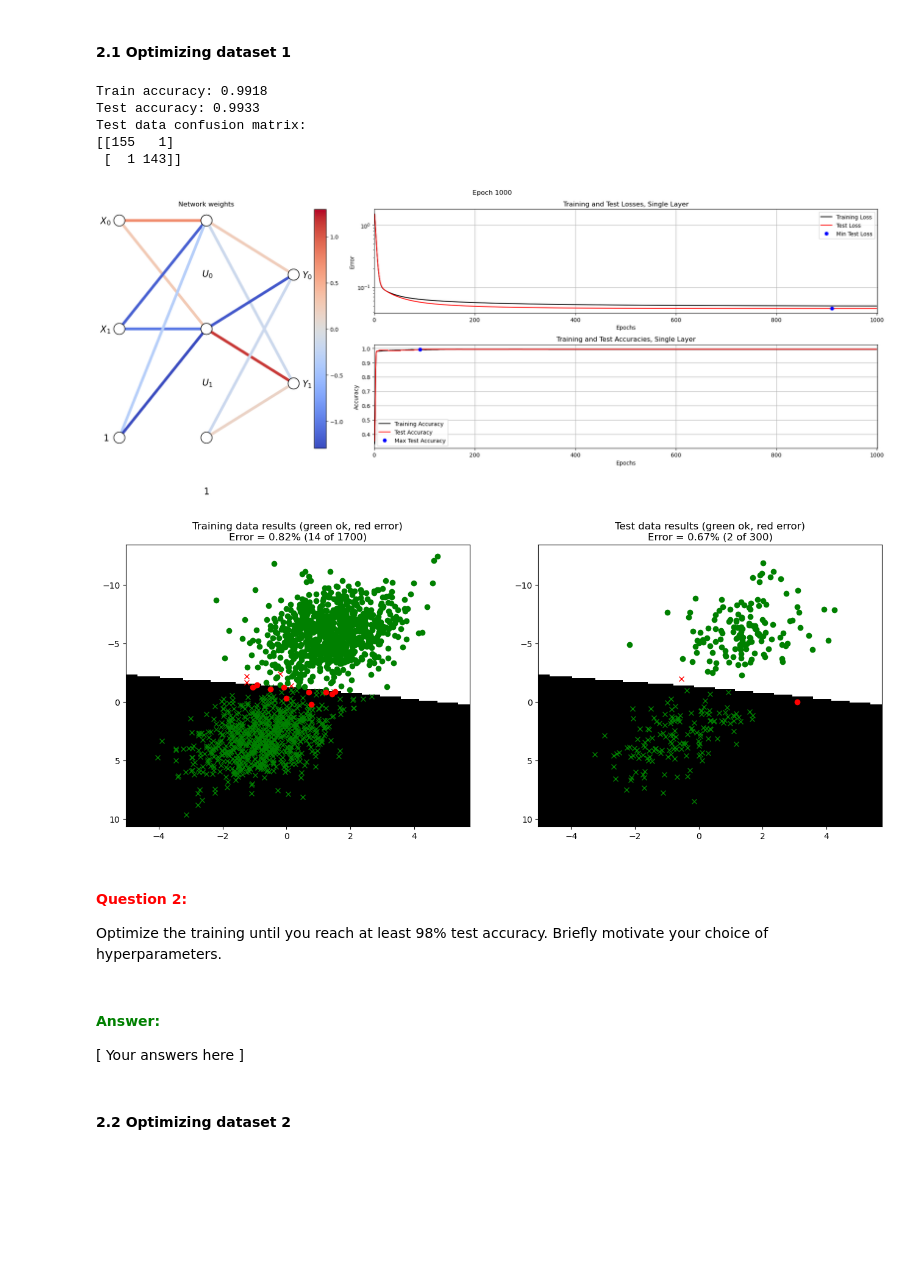
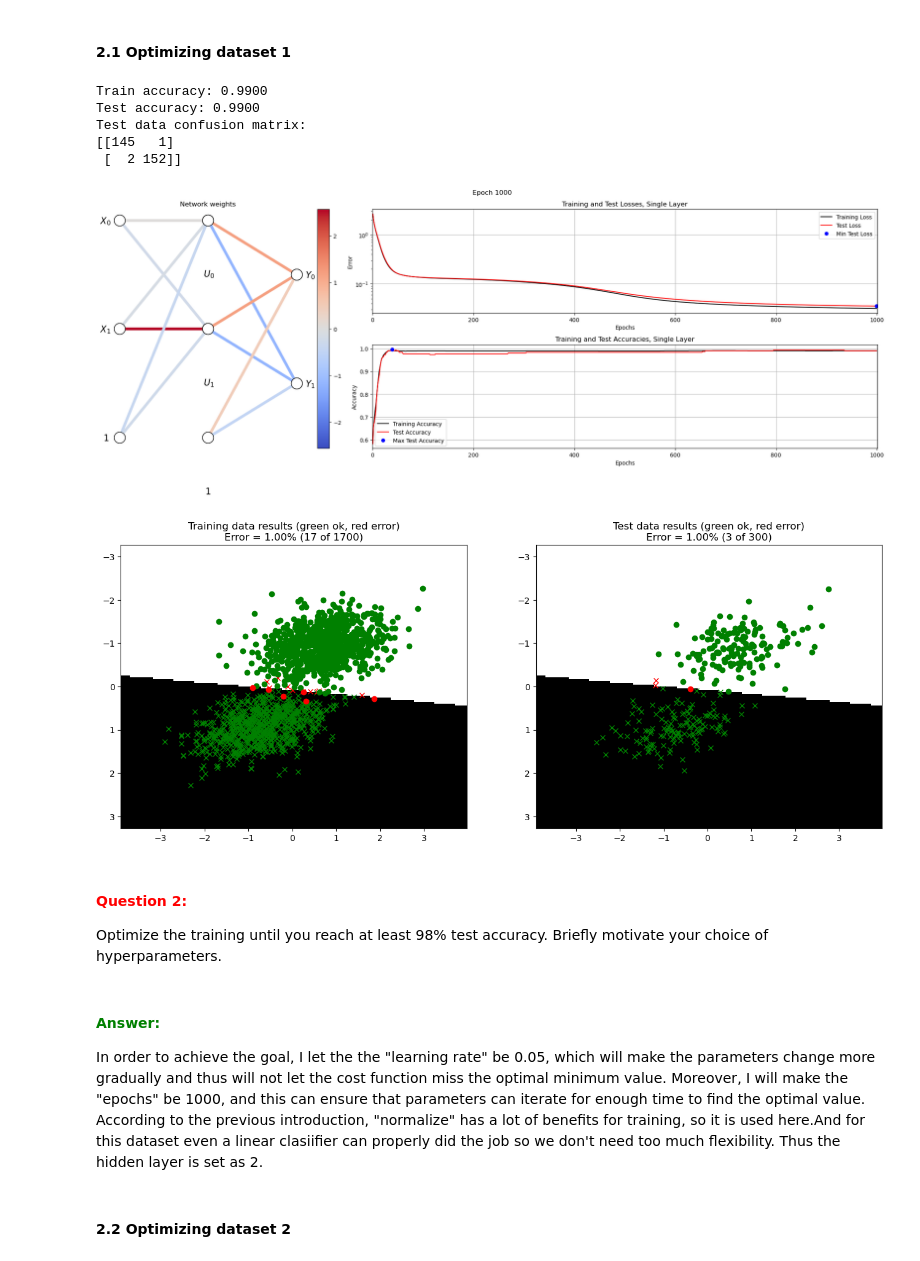
Before and after one commit to deaeB/732A55, a Jupyter notebook: A1_Supervised/main3_MultiLayer.ipynb, the cells around one changed output. Cells and saved outputs as stored; diff of their text form; code cells hidden in the pictures; blank space fills up the shorter version.

Commit message:
multi layers

```diff
--- a/A1_Supervised/main3_MultiLayer.ipynb
+++ b/A1_Supervised/main3_MultiLayer.ipynb
@@ -368,36 +368,36 @@ def  trainMultiLayerOnDataset(datasetNr, testSplit, W1_0, B1_0, W2_0, B2_0, para
 # %%
 # --------------------------------------------
 # === Your code here =========================
 # --------------------------------------------
 nInputs  = 2
 nClasses = 2
 nHidden  = 2
 
-W1_0 = np.random.randn(2,2)
-B1_0 = np.random.randn(1,2)
-W2_0 = np.random.randn(2,2)
+W1_0 = np.random.randn(2,nHidden)
+B1_0 = np.random.randn(1,nHidden)
+W2_0 = np.random.randn(nHidden,2)
 B2_0 = np.random.randn(1,2)
 
-params = {"epochs": 1000, "learningRate": 0.05, "normalize": False, "useTanhOutput": False}
+params = {"epochs": 1000, "learningRate": 0.05, "normalize": True, "useTanhOutput": True}
 # ============================================
 
 trainMultiLayerOnDataset(1, 0.15, W1_0, B1_0, W2_0, B2_0, params)
 # %% [output]
-Train accuracy: 0.9918
-Test accuracy: 0.9933
+Train accuracy: 0.9900
+Test accuracy: 0.9900
 Test data confusion matrix:
-[[155   1]
- [  1 143]]
+[[145   1]
+ [  2 152]]
-[figure, old version]
+[figure, new version]
-[figure, old version]
+[figure, new version]
 # %% [markdown]
 #### **<span style="color:red">Question 2:</span>**
 
 Optimize the training until you reach at least 98% test accuracy. Briefly motivate your choice of hyperparameters.
-# %% [markdown]
-#### **<span style="color:green">Answer:</span>**
-
-\[ Your answers here \]
+# %% [markdown]
+#### **<span style="color:green">Answer:</span>**
+
+In order to achieve the goal, I let the the "learning rate" be 0.05, which will make the parameters change more gradually and thus will not let the cost function miss the optimal minimum value. Moreover, I will make the "epochs" be 1000, and this can ensure that parameters can iterate for enough time to find the optimal value. According to the previous introduction, "normalize" has a lot of benefits for training, so it is used here.And for this dataset even a linear clasiifier can properly did the job so we don't need too much flexibility. Thus the hidden layer is set as 2.
 # %% [markdown]
 #### **2.2 Optimizing dataset 2**
 # %%
```
Also changed, not shown: parts of 12 cells of this notebook.
